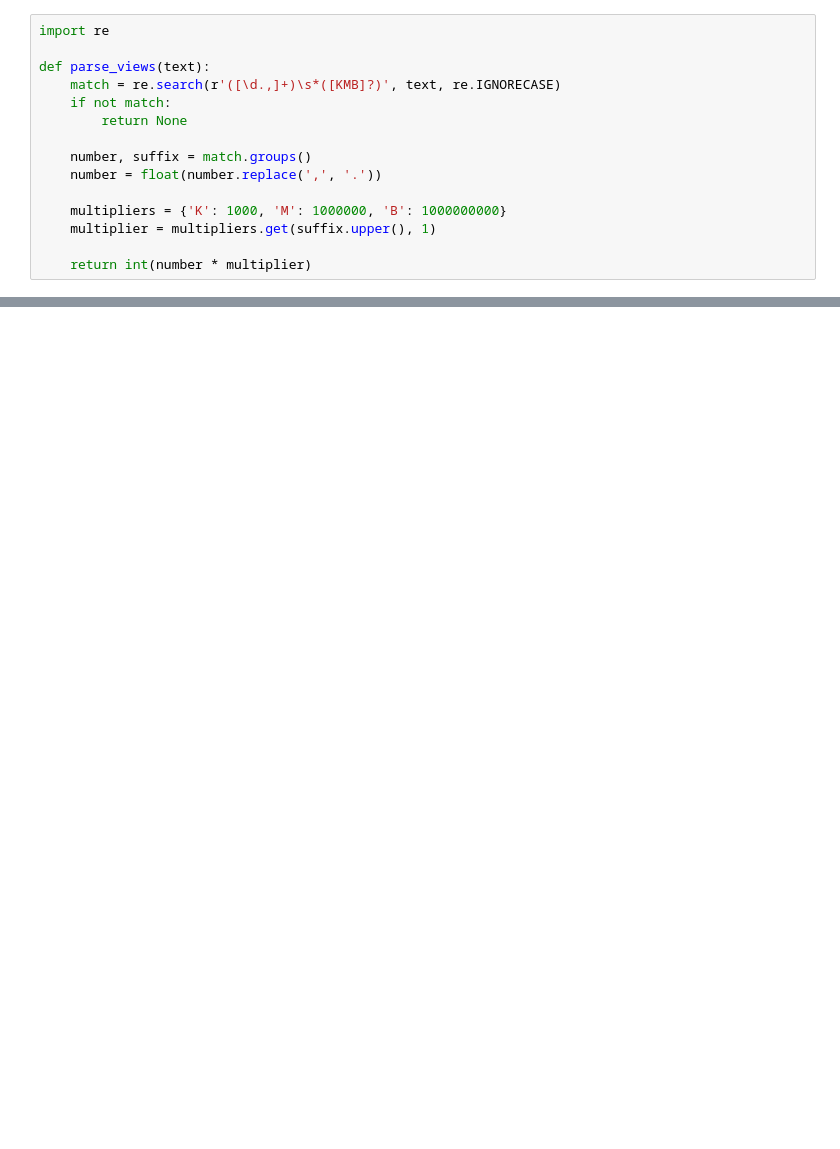
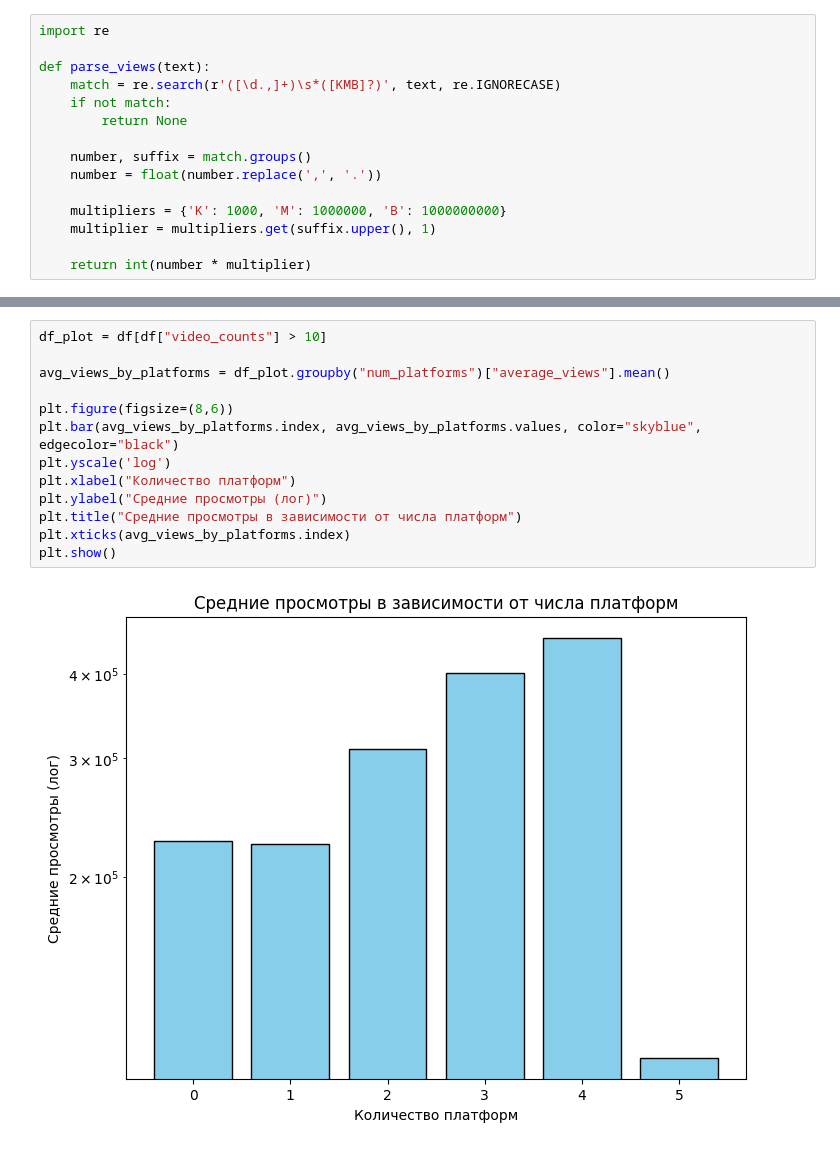
Before and after one commit to Peter-korn/Group-Project-2, a Jupyter notebook: EDA.ipynb, the cells around one changed output, grey strips where cells are left out. Drawn from its saved outputs; the diff is of its cells as text; blank space fills up the shorter version.

```diff
--- a/EDA.ipynb
+++ b/EDA.ipynb
@@ -69,0 +119,15 @@ print(sum(df["facebook_exists"]))
+# %%
+df_plot = df[df["video_counts"] > 10]
+
+avg_views_by_platforms = df_plot.groupby("num_platforms")["average_views"].mean()
+
+plt.figure(figsize=(8,6))
+plt.bar(avg_views_by_platforms.index, avg_views_by_platforms.values, color="skyblue", edgecolor="black")
+plt.yscale('log')
+plt.xlabel("Количество платформ")
+plt.ylabel("Средние просмотры (лог)")
+plt.title("Средние просмотры в зависимости от числа платформ")
+plt.xticks(avg_views_by_platforms.index)
+plt.show()
+# %% [output]
+[figure, added]
```
Also changed, not shown: parts of 7 cells of this notebook.
